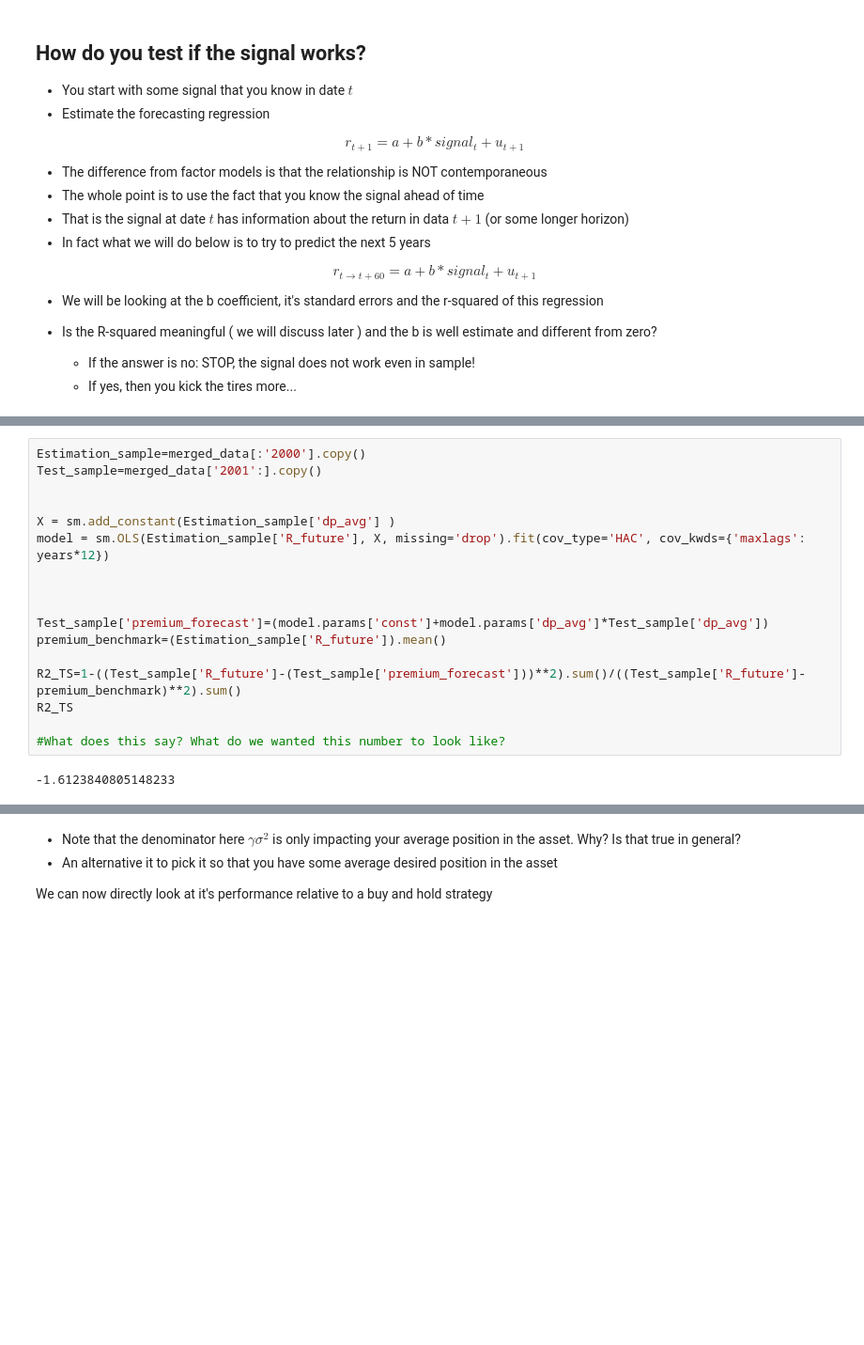
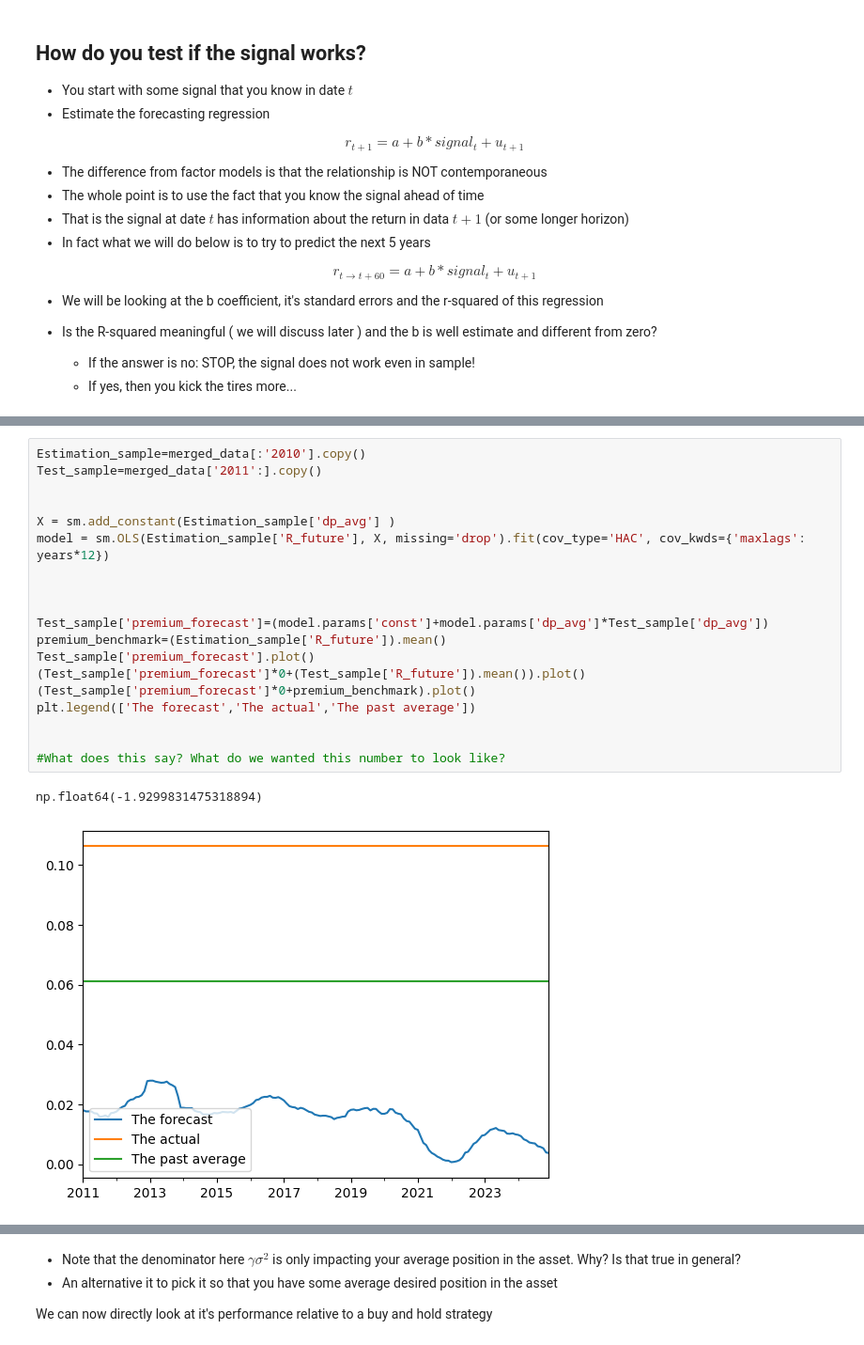
Before and after one commit to SnazzyBeatle115/UG54, a Jupyter notebook: chapters/Finance/MarketTiming.ipynb, the cells around one changed output, grey strips where cells are left out. Shown at 94% size. Drawn from its saved outputs; the diff is of its cells as text; blank space fills up the shorter version.

```diff
--- a/chapters/Finance/MarketTiming.ipynb
+++ b/chapters/Finance/MarketTiming.ipynb
@@ -270,21 +266,24 @@ $$R^2_{Standard}=1-\frac{\sum(r_{t+1}-(a+b *signal_t))^2}{\sum(r_{t+1}-Average(r
 
 Why this second is unfair?
 # %%
-Estimation_sample=merged_data[:'2000'].copy()
-Test_sample=merged_data['2001':].copy()
+Estimation_sample=merged_data[:'2010'].copy()
+Test_sample=merged_data['2011':].copy()
 
 
 X = sm.add_constant(Estimation_sample['dp_avg'] )
 model = sm.OLS(Estimation_sample['R_future'], X, missing='drop').fit(cov_type='HAC', cov_kwds={'maxlags': years*12})
 
 
 
 Test_sample['premium_forecast']=(model.params['const']+model.params['dp_avg']*Test_sample['dp_avg'])
 premium_benchmark=(Estimation_sample['R_future']).mean()
+Test_sample['premium_forecast'].plot()
+(Test_sample['premium_forecast']*0+(Test_sample['R_future']).mean()).plot()
+(Test_sample['premium_forecast']*0+premium_benchmark).plot()
+plt.legend(['The forecast','The actual','The past average'])
 
-R2_TS=1-((Test_sample['R_future']-(Test_sample['premium_forecast']))**2).sum()/((Test_sample['R_future']-premium_benchmark)**2).sum()
-R2_TS
 
 #What does this say? What do we wanted this number to look like?
 # %% [output]
--1.6123840805148233
+np.float64(-1.9299831475318894)
+[figure, added]
```
Also changed, not shown: parts of 16 cells of this notebook.
